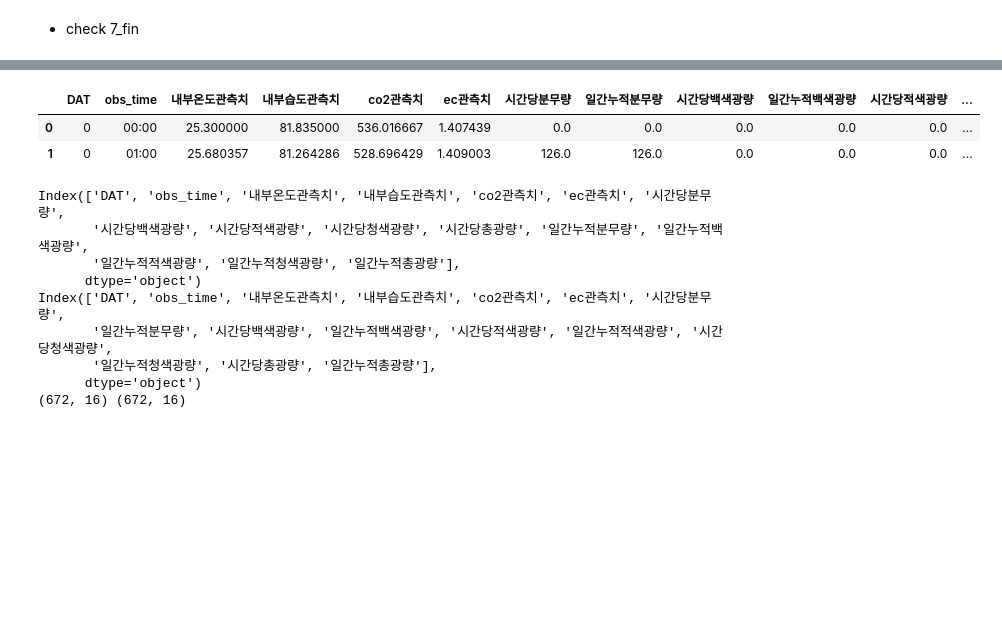
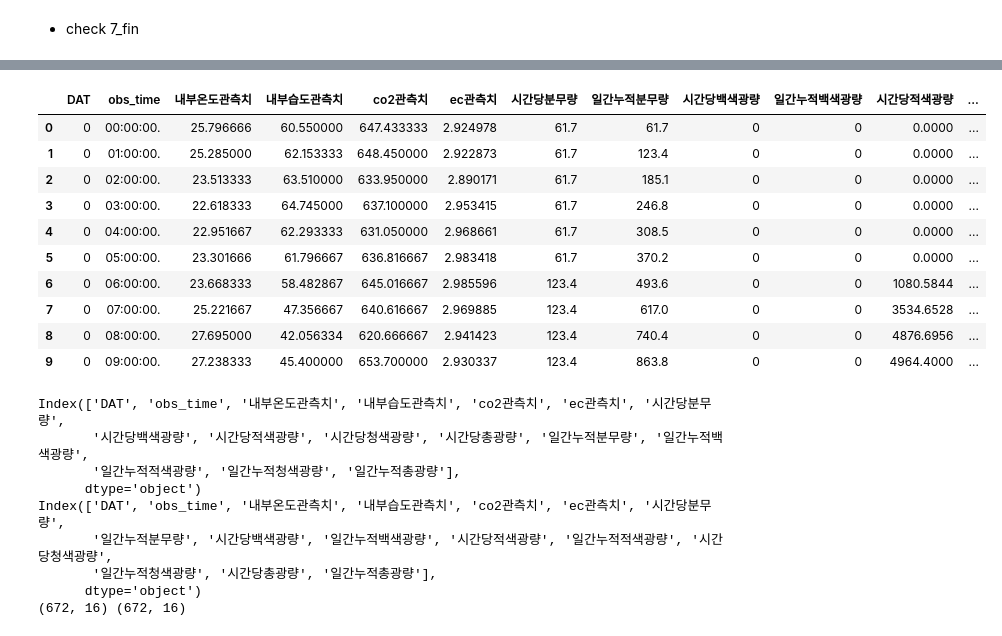
Before and after one commit to Myungbin/Lettuce-Growth-Environment-Prediction, a Jupyter notebook: code/data.ipynb, the cells around one changed output, grey strips where cells are left out. Saved outputs shown, nothing was run; the diff lists cells and outputs as text; code cells hidden in the pictures; blank space fills up the shorter version.

```diff
--- a/code/data.ipynb
+++ b/code/data.ipynb
@@ -150,10 +174,18 @@ aug.head(2)
 # %%
-raw = pd.read_csv('../data/train_input/CASE_01.csv')
-raw.head(2)
+raw = pd.read_csv('../data/train_input/CASE_02.csv')
+raw.head(10)
 # %% [output]
 |  | DAT | obs_time | 내부온도관측치 | 내부습도관측치 | co2관측치 | ec관측치 | 시간당분무량 | 일간누적분무량 | 시간당백색광량 | 일간누적백색광량 | 시간당적색광량 | ... |
-| 0 | 0 | 00:00 | 25.300000 | 81.835000 | 536.016667 | 1.407439 | 0.0 | 0.0 | 0.0 | 0.0 | 0.0 | ... |
-| 1 | 0 | 01:00 | 25.680357 | 81.264286 | 528.696429 | 1.409003 | 126.0 | 126.0 | 0.0 | 0.0 | 0.0 | ... |
+| 0 | 0 | 00:00:00. | 25.796666 | 60.550000 | 647.433333 | 2.924978 | 61.7 | 61.7 | 0 | 0 | 0.0000 | ... |
+| 1 | 0 | 01:00:00. | 25.285000 | 62.153333 | 648.450000 | 2.922873 | 61.7 | 123.4 | 0 | 0 | 0.0000 | ... |
+| 2 | 0 | 02:00:00. | 23.513333 | 63.510000 | 633.950000 | 2.890171 | 61.7 | 185.1 | 0 | 0 | 0.0000 | ... |
+| 3 | 0 | 03:00:00. | 22.618333 | 64.745000 | 637.100000 | 2.953415 | 61.7 | 246.8 | 0 | 0 | 0.0000 | ... |
+| 4 | 0 | 04:00:00. | 22.951667 | 62.293333 | 631.050000 | 2.968661 | 61.7 | 308.5 | 0 | 0 | 0.0000 | ... |
+| 5 | 0 | 05:00:00. | 23.301666 | 61.796667 | 636.816667 | 2.983418 | 61.7 | 370.2 | 0 | 0 | 0.0000 | ... |
+| 6 | 0 | 06:00:00. | 23.668333 | 58.482867 | 645.016667 | 2.985596 | 123.4 | 493.6 | 0 | 0 | 1080.5844 | ... |
+| 7 | 0 | 07:00:00. | 25.221667 | 47.356667 | 640.616667 | 2.969885 | 123.4 | 617.0 | 0 | 0 | 3534.6528 | ... |
+| 8 | 0 | 08:00:00. | 27.695000 | 42.056334 | 620.666667 | 2.941423 | 123.4 | 740.4 | 0 | 0 | 4876.6956 | ... |
+| 9 | 0 | 09:00:00. | 27.238333 | 45.400000 | 653.700000 | 2.930337 | 123.4 | 863.8 | 0 | 0 | 4964.4000 | ... |
 # %%
 print(aug.columns)
 print(raw.columns)
```
Also changed, not shown: parts of 3 cells of this notebook, 1 other file.
